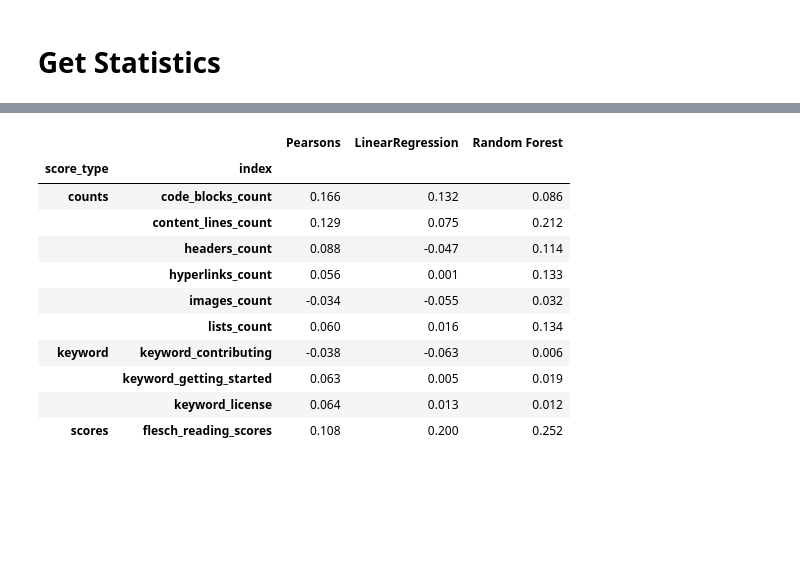
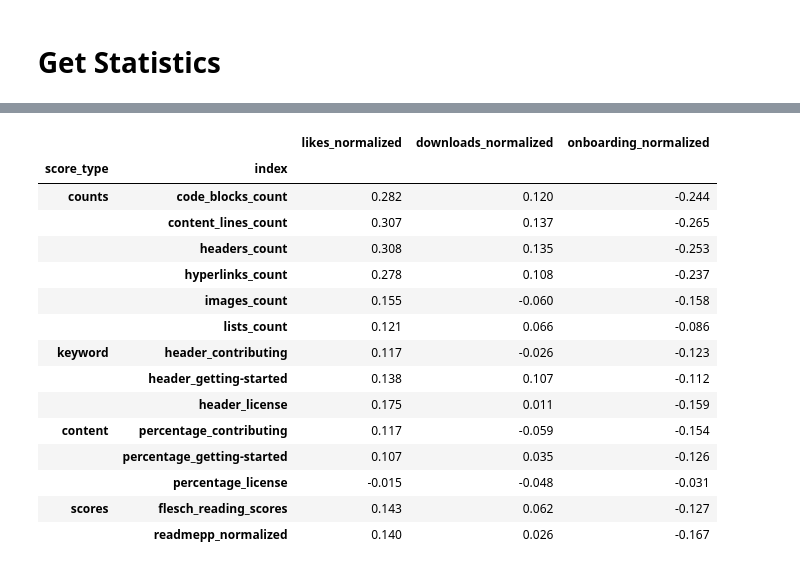
Before and after one commit to enochlev/CS573_Documentation_Quality, a Jupyter notebook: HuggingFace_Scrapper.ipynb, the cells around one changed output, grey strips where cells are left out. Cells and saved outputs as stored; diff of their text form; code cells hidden in the pictures; blank space fills up the shorter version.

```diff
--- a/HuggingFace_Scrapper.ipynb
+++ b/HuggingFace_Scrapper.ipynb
@@ -228,31 +434,6 @@ content_lines_count = (content_lines_count - content_lines_count.min()) / (conte
 repos_df["content_lines_count"] = content_lines_count
 
 
-# Section keyword search
-# start with #
-# 1 if contains atleast 1 keyword, 0 otherwise
-
-
-#Contributing section
-contributing_keywords = ["contribut"]
-repos_df[f"keyword_contributing"] = False
-for keyword in contributing_keywords:
-    repos_df[f"keyword_contributing"] = repos_df[f"keyword_contributing"] | repos_df["readme_text"].str.contains(f"#+ .*{keyword}", flags=re.IGNORECASE)
-
-
-
-# Getting Started section
-getting_started_keywords = ["getting started", "installation", "quick start", "quickstart", "setup", "usage", "example", "examples", "demo", "demos"]
-repos_df[f"keyword_getting_started"] = False
-for keyword in getting_started_keywords:
-    repos_df[f"keyword_getting_started"] = repos_df[f"keyword_getting_started"] | repos_df["readme_text"].str.contains(f"#+ .*{keyword}", flags=re.IGNORECASE)
-
-# License section
-license_keywords = ["license"]
-repos_df[f"keyword_license"] = False
-for keyword in license_keywords:
-    repos_df[f"keyword_license"] = repos_df[f"keyword_license"] | repos_df["readme_text"].str.contains(f"#+ .*{keyword}", flags=re.IGNORECASE)
-
 
 # Flesch Reading Score
 #textstat.flesch_reading_ease(test_data)
@@ -311,0 +453,2 @@ repos_df["headers_count"] = headers_count
+# %%
+repos_df["readmepp"] = repos_df["readme_text"].apply(lambda x: predictor.predict(x) if x else None)
@@ -329,6 +545,16 @@ Name: headers_count, Length: 10608, dtype: float64
 # %%
 downloads_normalized = np.log1p(1 + repos_df["downloads"])
 repos_df["downloads_normalized"] = (downloads_normalized - downloads_normalized.min()) / (downloads_normalized.max() - downloads_normalized.min())
+
+likes_normalized = np.log1p(1 + repos_df["likes"])
+repos_df["likes_normalized"] = (likes_normalized - likes_normalized.min()) / (likes_normalized.max() - likes_normalized.min())
+
+heurstics = downloads_normalized/likes_normalized
+heurstics = (heurstics - heurstics.min()) / (heurstics.max() - heurstics.min())
+repos_df['onboarding_normalized'] = heurstics
+
+
+repos_df[['readmepp_normalized']] = (repos_df[['readmepp']] - 1)/5
 # %% [markdown]
 # Get Statistics
 # %%
@@ -438,26 +628,35 @@ Random forest feature importance for keyword_license: 0.012
 # %%
 # convert to pands dataframe with mulit index
 # rows is the score type
 # columns is the feature (with subcolumns for each method)
 
 score_df = pd.DataFrame()
 for score_type, score_data in score_dict.items():
     df_sub = pd.DataFrame(score_data).T
     df_sub = df_sub.reset_index()
     df_sub.insert(0, "score_type", score_type)
 
     score_df = pd.concat([score_df, df_sub], axis=0)
-score_df.groupby(["score_type",'index']).mean()
+
+sort_array = [2] * len(content_indenpendant_columns) + [0] * len(count_independent_columns) + [1] * len(keyword_independent_columns) + [3] * len(score_independent_columns)
+df_group = score_df.groupby(["score_type",'index']).mean()
+df_group["sort"] = sort_array
+df_group = df_group.sort_values(by=["sort"]).drop(columns="sort")
+df_group
 # %% [output]
-|  |  | Pearsons | LinearRegression | Random Forest |
+|  |  | likes_normalized | downloads_normalized | onboarding_normalized |
 | score_type | index |  |  |  |
-| counts | code_blocks_count | 0.166 | 0.132 | 0.086 |
-|  | content_lines_count | 0.129 | 0.075 | 0.212 |
-|  | headers_count | 0.088 | -0.047 | 0.114 |
-|  | hyperlinks_count | 0.056 | 0.001 | 0.133 |
-|  | images_count | -0.034 | -0.055 | 0.032 |
-|  | lists_count | 0.060 | 0.016 | 0.134 |
-| keyword | keyword_contributing | -0.038 | -0.063 | 0.006 |
-|  | keyword_getting_started | 0.063 | 0.005 | 0.019 |
-|  | keyword_license | 0.064 | 0.013 | 0.012 |
-| scores | flesch_reading_scores | 0.108 | 0.200 | 0.252 |
+| counts | code_blocks_count | 0.282 | 0.120 | -0.244 |
+|  | content_lines_count | 0.307 | 0.137 | -0.265 |
+|  | headers_count | 0.308 | 0.135 | -0.253 |
+|  | hyperlinks_count | 0.278 | 0.108 | -0.237 |
+|  | images_count | 0.155 | -0.060 | -0.158 |
+|  | lists_count | 0.121 | 0.066 | -0.086 |
+| keyword | header_contributing | 0.117 | -0.026 | -0.123 |
+|  | header_getting-started | 0.138 | 0.107 | -0.112 |
+|  | header_license | 0.175 | 0.011 | -0.159 |
+| content | percentage_contributing | 0.117 | -0.059 | -0.154 |
+|  | percentage_getting-started | 0.107 | 0.035 | -0.126 |
+|  | percentage_license | -0.015 | -0.048 | -0.031 |
+| scores | flesch_reading_scores | 0.143 | 0.062 | -0.127 |
+|  | readmepp_normalized | 0.140 | 0.026 | -0.167 |
```
Also changed, not shown: parts of 15 cells of this notebook, 3 other files.
